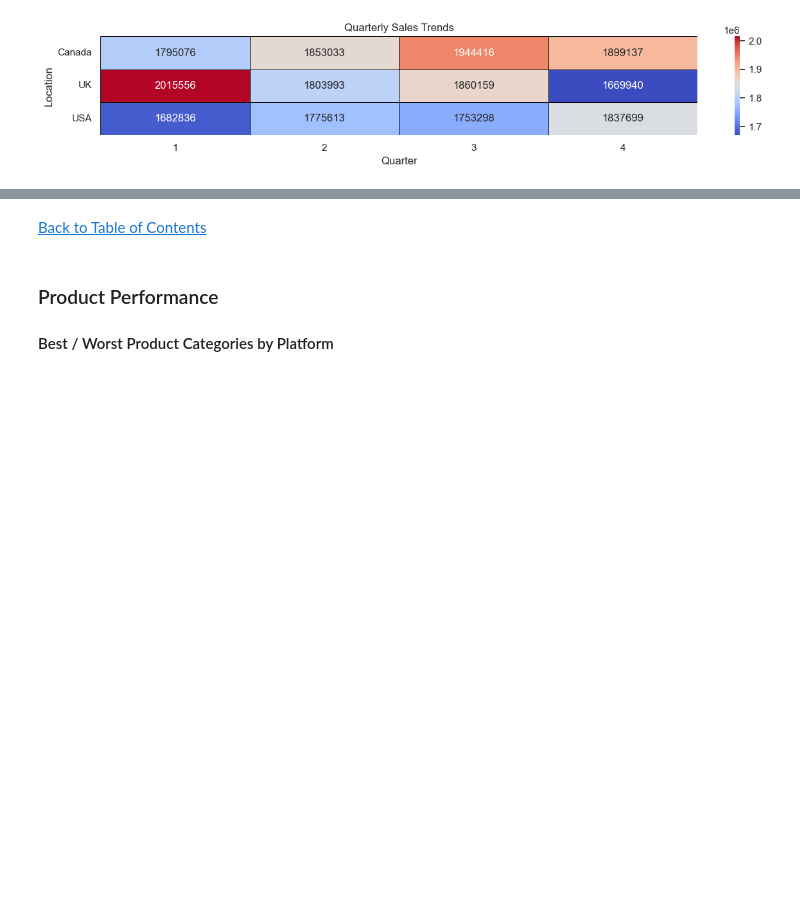
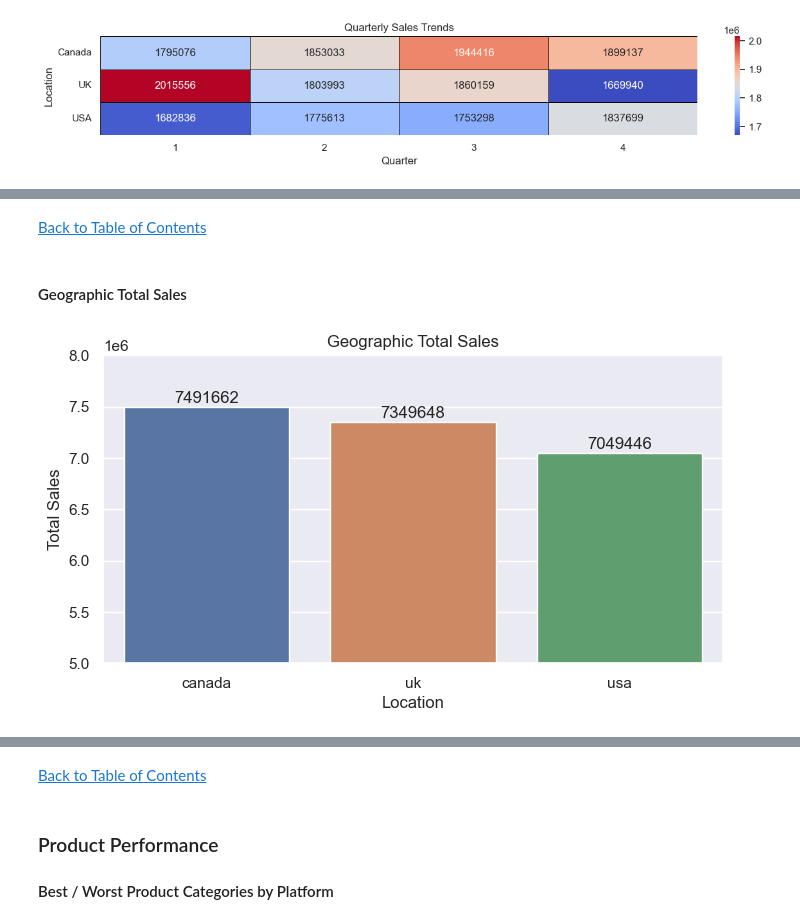
Before and after one commit to jasondo-da/Nutritional_Products_Sales_Breakdown, a Jupyter notebook: supplement_sales_analysis.ipynb, the cells around one changed output, grey strips where cells are left out. Drawn from its saved outputs; the diff is of its cells as text; code cells hidden in the pictures; blank space fills up the shorter version.

```diff
--- a/supplement_sales_analysis.ipynb
+++ b/supplement_sales_analysis.ipynb
@@ -294,0 +327,36 @@ Observation:
+# %% [markdown]
+[Back to Table of Contents](#back)
+# %% [markdown]
+#### Geographic Total Sales
+# %%
+# Setting figure size
+plt.figure(figsize=(8, 4))
+
+# Calculating aggregate sales per location
+agg_sales = df_full.groupby('location')['total_revenue'].sum().reset_index()
+
+# Bar graph for aggregate sales by location
+ax = sns.barplot(data=agg_sales,
+                 x='location',
+                 y='total_revenue',
+                 hue='location',
+                 errorbar=None)
+# Creating loop to display numeric value on graph
+for r in ax.patches:
+    y_value = r.get_height()
+    x_value = r.get_x() + r.get_width() / 2
+    label = '{:.0f}'.format(y_value)
+    ax.annotate(label,
+                (x_value, y_value),
+                xytext=(0, 1),
+                textcoords='offset points',
+                ha='center',
+                va='bottom')
+ax.set_title('Geographic Total Sales')
+ax.set_xlabel('Location')
+ax.set_ylabel('Total Sales')
+ax.set_ylim(5000000, 8000000)
+
+plt.show()
+# %% [output]
+[figure, added]
```
Also changed, not shown: parts of 30 cells of this notebook.
